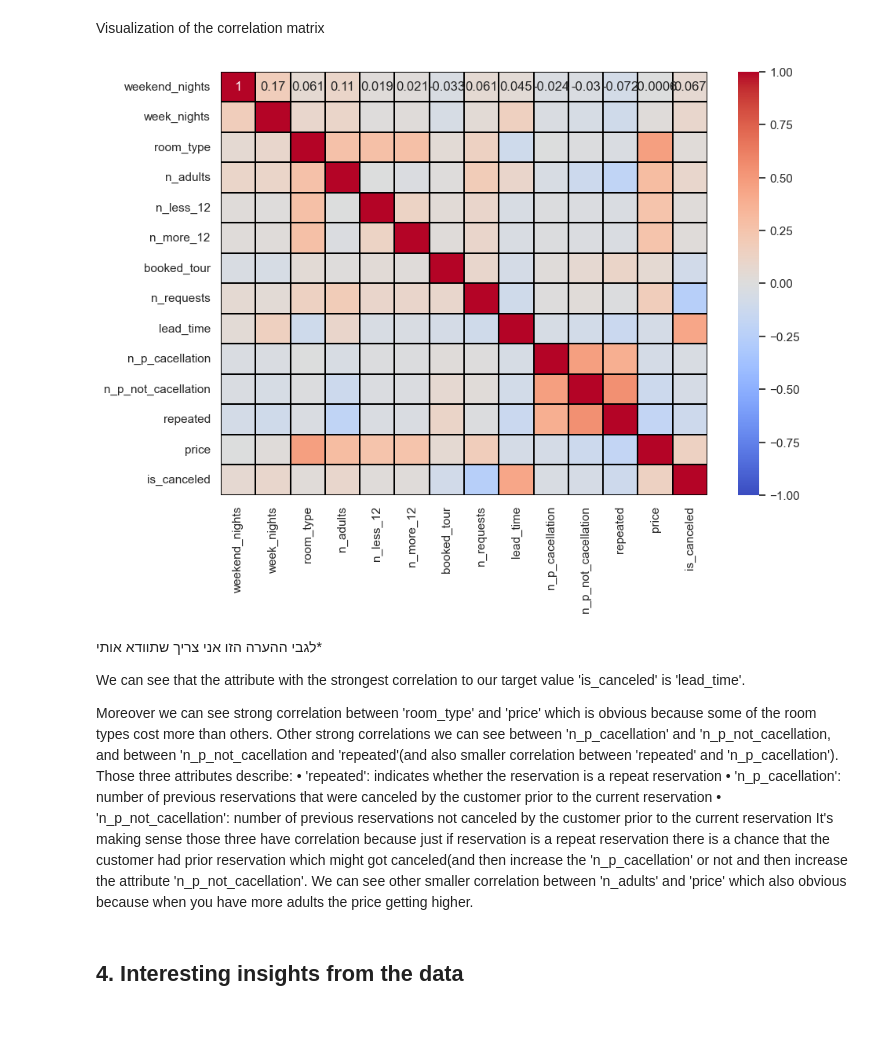
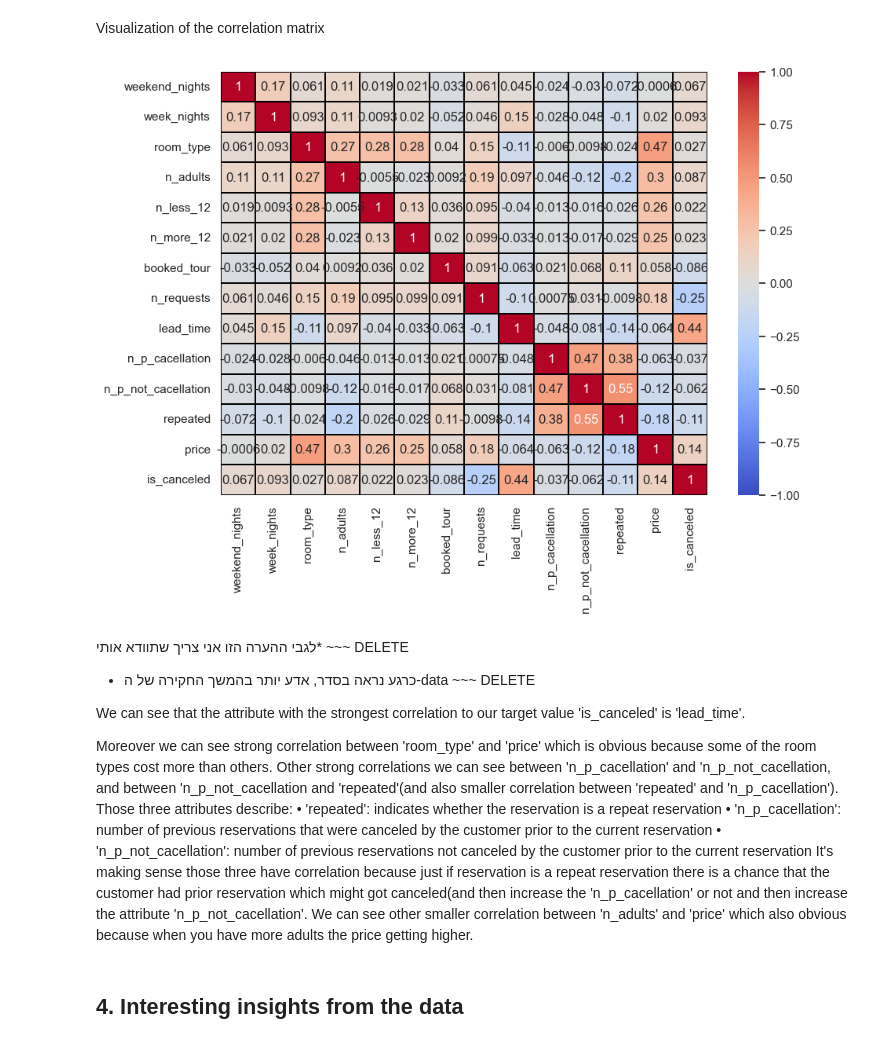
Before and after one commit to YonatanGolan/DataMining_Final_Project, a Jupyter notebook: Project.ipynb, the cells around one changed output. Saved outputs shown, nothing was run; the diff lists cells and outputs as text; code cells hidden in the pictures.

```diff
--- a/Project.ipynb
+++ b/Project.ipynb
@@ -20,8 +21,8 @@ sns.set(rc={'figure.figsize':(5,5)})
 # %% [markdown]
 ## 1. Data information:
 # %%
-df = pd.read_csv("./hotels_train.csv")
-df.head()
+train_df = pd.read_csv("./hotels_train.csv")
+train_df.head()
 # %% [output]
 |  | ID | weekend_nights | week_nights | room_type | board_type | n_adults | n_less_12 | n_more_12 | ... |
 | 0 | INN09588 | 1 | 5 | Room_Type 1 | half board | 2 | 0 | 0 | ... |
@@ -71,7 +72,7 @@ From the information above we can learn about missing values, attributes data ty
 - unique, top and freq relevent to data from object type
 # %%
-df['room_type'] = df['room_type'].str.extract('(\d+\.?\d*)', expand = True).astype(int)  #d - numeric values
-df['room_type'].dtype
+train_df['room_type'] = train_df['room_type'].str.extract('(\d+\.?\d*)', expand = True).astype(int)  #d - numeric values
+train_df['room_type'].dtype
 # %% [output]
 dtype('int32')
 # %% [markdown]
@@ -283,12 +284,13 @@ df[df.describe().columns].corr(method = 'pearson')  # check for correlation, mor
 Visualization of the correlation matrix
 # %%
 f, ax = plt.subplots(figsize=(10, 7))
-ax = sns.heatmap(df[df.describe().columns].corr(), annot = True, vmin=-1, vmax=1, center= 0,
+ax = sns.heatmap(train_df[train_df.describe().columns].corr(), annot = True, vmin=-1, vmax=1, center= 0,
             cmap= 'coolwarm', linewidths=0.2, linecolor='black')
 # %% [output]
-[figure, old version]
+[figure, new version]
 # %% [markdown]
-לגבי ההערה הזו אני צריך שתוודא אותי*
+לגבי ההערה הזו אני צריך שתוודא אותי*                 ~~~ DELETE
+* כרגע נראה בסדר, אדע יותר בהמשך החקירה של ה-data    ~~~ DELETE
 
 We can see that the attribute with the strongest correlation to our target value 'is_canceled' is 'lead_time'.
 
```
Also changed, not shown: parts of 30 cells of this notebook.
